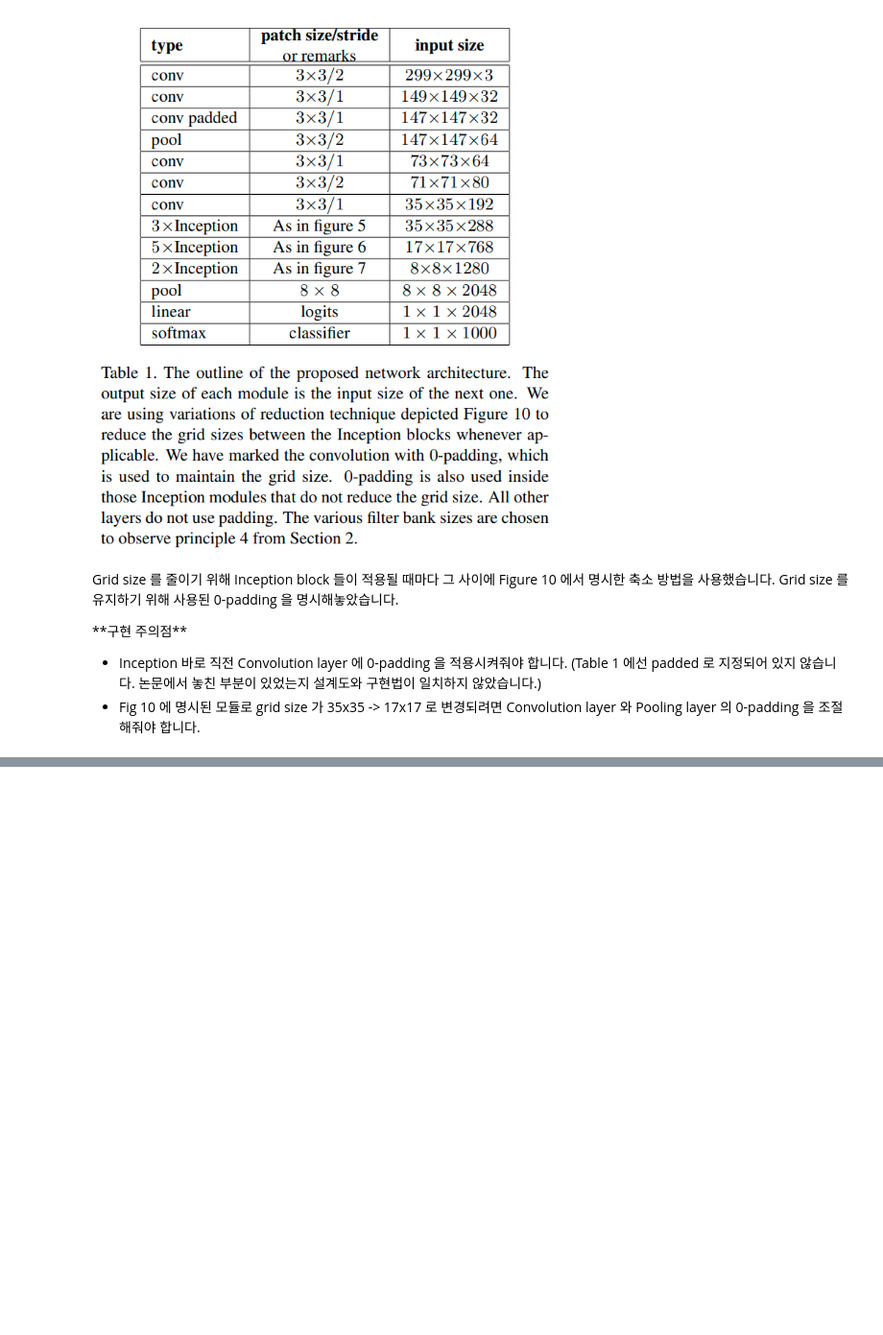
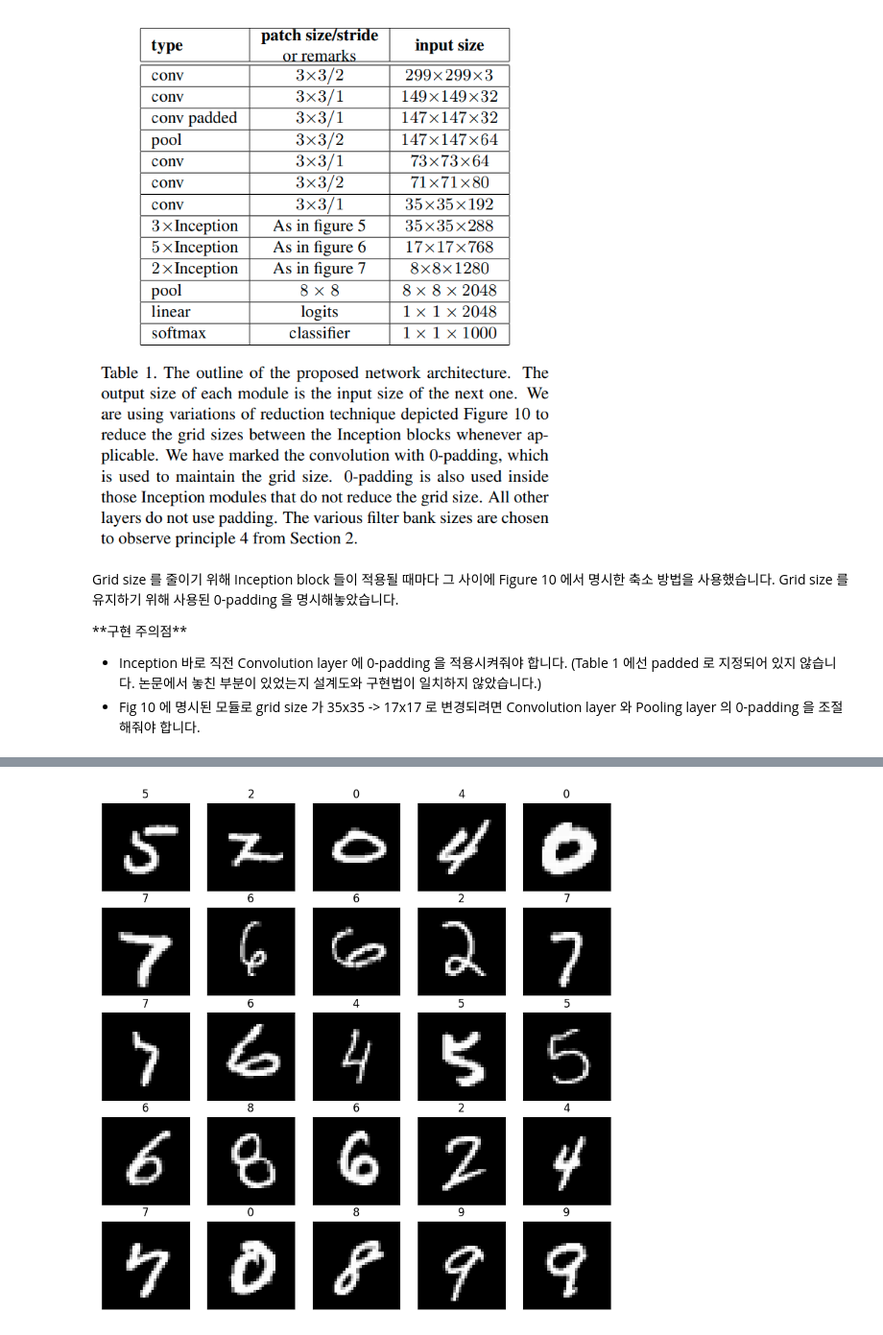
Before and after one commit to MilyangParkJaeHun/PapersWithCode, a Jupyter notebook: BackboneNetwork/InceptionV2-3/InceptionV2-3.ipynb, the cells around one changed output, grey strips where cells are left out. Shown at 96% size. Drawn from its saved outputs; the diff is of its cells as text; code cells hidden in the pictures; blank space fills up the shorter version.

Commit message:
Add InceptionV3

```diff
--- a/BackboneNetwork/InceptionV2-3/InceptionV2-3.ipynb
+++ b/BackboneNetwork/InceptionV2-3/InceptionV2-3.ipynb
@@ -281,6 +279,11 @@ def InceptionV2(input_shape, num_classes):
     model = Model(inputs=input, outputs=[output, aux])
 
     return model
+# %%
+def InceptionV2(input_shape, num_classes):
+    return Inception(input_shape=input_shape,
+                    num_classes=num_classes,
+                    aux_classifier=aux_classifier_v2)
 # %%
 batch_input_shape = tf.TensorShape((None, *input_shape))
 # %%
@@ -307,0 +337,2 @@ ________________________________________________________________________________
+# %%
+model = InceptionV2(input_shape, num_classes)
@@ -307,0 +367,12 @@ ________________________________________________________________________________
+# %%
+import math
+
+train_steps_per_epoch = math.ceil(num_train / batch_size)
+val_steps_per_epoch = math.ceil(num_val / batch_size)
+
+inception_v2_history = model.fit(*train_dataset,
+                        epochs=num_epochs,
+                        steps_per_epoch=train_steps_per_epoch,
+                        validation_data=(val_dataset),
+                        validation_steps=val_steps_per_epoch,
+                        verbose=1, callbacks=callbacks)
@@ -307,0 +400,27 @@ ________________________________________________________________________________
+# %%
+import io
+import random
+
+import numpy as np
+import matplotlib.pyplot as plt
+
+def image_grid():
+    test_images = map(lambda x: int(x*255), x_test.numpy())
+    pred, _ = model.predict(x_test)
+    pred = np.argmax(pred, axis=1)
+    figure = plt.figure(figsize=(10,10))
+
+    random_index = random.sample(range(len(x_test)), 25)
+    for i in range(25):
+        # Start next subplot.
+        plt.subplot(5, 5, i + 1, title=str(pred[random_index[i]]))
+        plt.xticks([])
+        plt.yticks([])
+        plt.grid(False)
+        plt.imshow(x_test[random_index[i]], cmap=plt.cm.binary)
+
+    return figure
+# %%
+image_grid()
+# %% [output]
+[figure, added]
```
Also changed, not shown: parts of 21 cells of this notebook.
